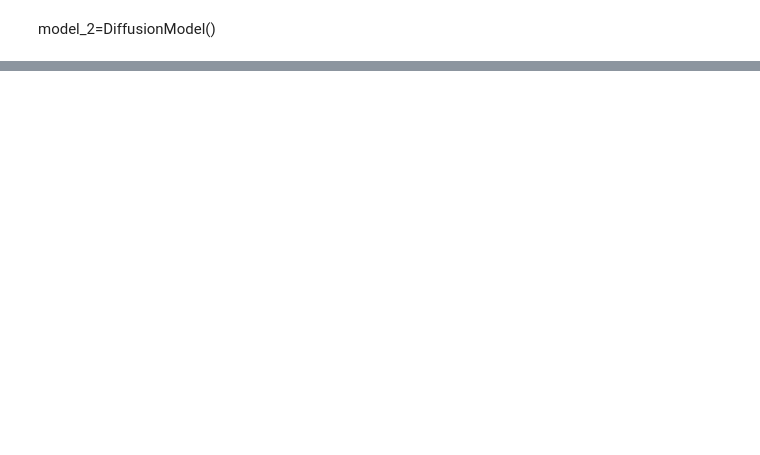
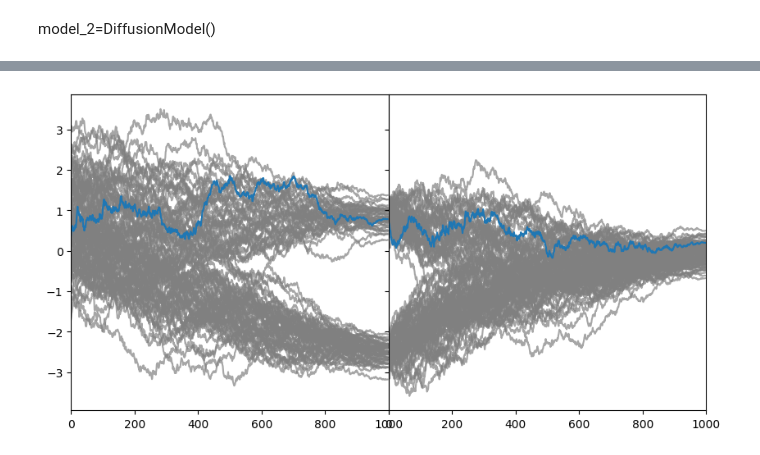
Before and after one commit to yallup/fusions, a Jupyter notebook: tutorial.ipynb, the cells around one changed output, grey strips where cells are left out. Drawn from its saved outputs; the diff is of its cells as text; code cells hidden in the pictures; blank space fills up the shorter version.

```diff
--- a/tutorial.ipynb
+++ b/tutorial.ipynb
@@ -79,14 +109,16 @@ x2, x2_t= model2.predict(x1,history=True)
 # x1_2,x1_t_2=model2.sample_posterior(1000,history=True)
 # %%
 f,a = plt.subplots(1,2,figsize=(10,5),sharey=True)
-param_idx=0
+param_idx=2
 a[0].plot(x1_t[:,:100,param_idx], color="gray", alpha=0.7);
 a[0].plot(x1_t[:,101,param_idx], color="C0")
 a[1].plot(x2_t[:,:100,param_idx], color="gray", alpha=0.7);
 a[1].plot(x2_t[:,101,param_idx], color="C0")
 # a[0].set_xscale("log")
 # a[1].set_xscale("log")
 a[0].set_xlim(0,1000)
 a[1].set_xlim(0,1000)
 
 plt.subplots_adjust(wspace=0)
+# %% [output]
+[figure, added]
```
Also changed, not shown: parts of 6 cells of this notebook, 3 other files.
